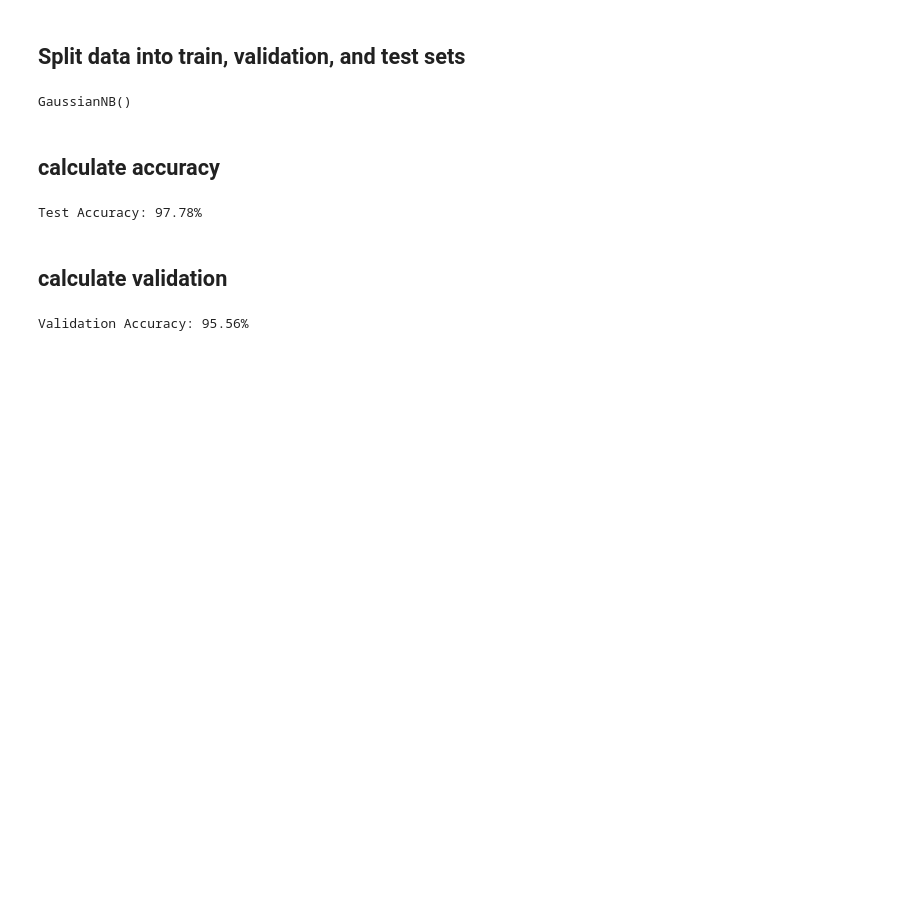
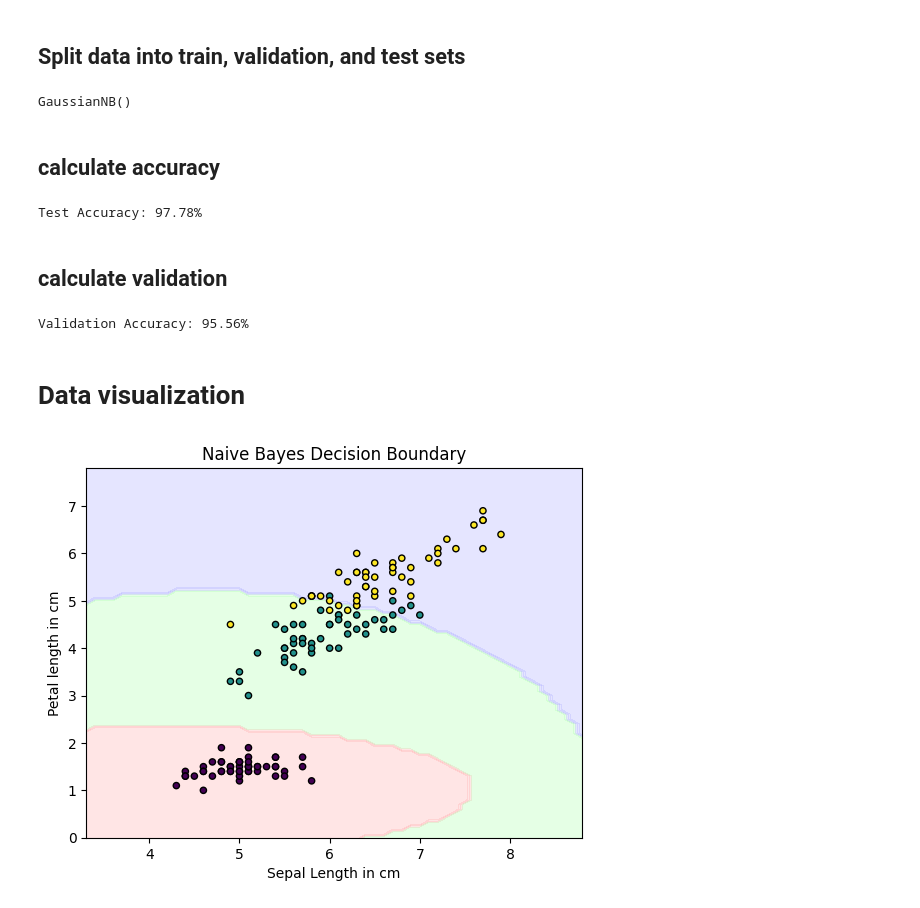
Before and after one commit to ranaehelal/Iris_Species_ML, a Jupyter notebook: Lab2.ipynb, the cells around one changed output. Saved outputs shown, nothing was run; the diff lists cells and outputs as text; code cells hidden in the pictures; blank space fills up the shorter version.

```diff
--- a/Lab2.ipynb
+++ b/Lab2.ipynb
@@ -170,3 +170,37 @@ val_accuracy = calculate_accuracy(y_val_pred, y_val)
 print(f'Validation Accuracy: {val_accuracy:.2f}%')
 # %% [output]
 Validation Accuracy: 95.56%
+# %% [markdown]
+# Data visualization
+# %%
+import matplotlib.pyplot as plt
+from matplotlib.colors import ListedColormap
+
+X_plot = X[['sepal length (cm)', 'petal length (cm)']].values
+y_plot = y.values
+
+# Fit model on selected features
+gaussian_nb.fit(X_plot, y_plot)
+
+x_min, x_max = X_plot[:, 0].min() - 1, X_plot[:, 0].max() + 1
+y_min, y_max = X_plot[:, 1].min() - 1, X_plot[:, 1].max() + 1
+
+#grid
+xx, yy = np.meshgrid(np.arange(x_min, x_max, 0.1),
+                     np.arange(y_min, y_max, 0.1))
+
+Z = gaussian_nb.predict(np.c_[xx.ravel(), yy.ravel()])
+Z = Z.reshape(xx.shape)
+
+# Plot decision boundary
+plt.contourf(xx, yy, Z, alpha=0.3, cmap=ListedColormap(['#FFAAAA', '#AAFFAA', '#AAAAFF']))
+plt.scatter(X_plot[:, 0], X_plot[:, 1], c=y_plot, edgecolor='k', s=20)
+
+
+# Labeling the axes
+plt.xlabel('Sepal Length in cm')
+plt.ylabel('Petal length in cm')
+plt.title("Naive Bayes Decision Boundary")
+plt.show()
+# %% [output]
+[figure, added]
```
